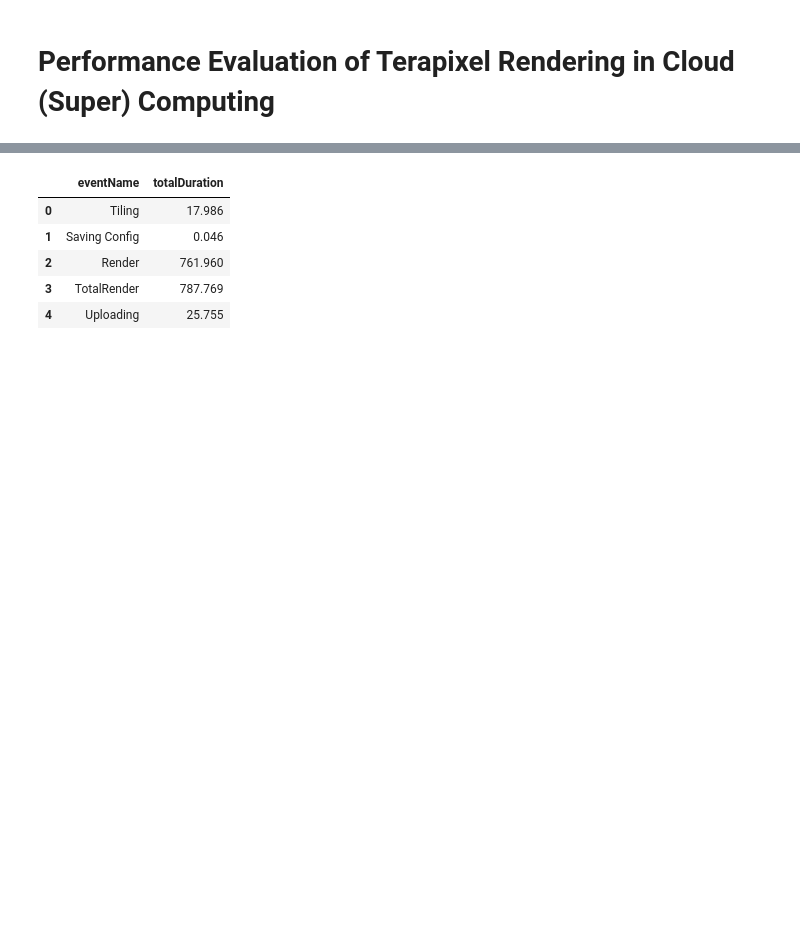
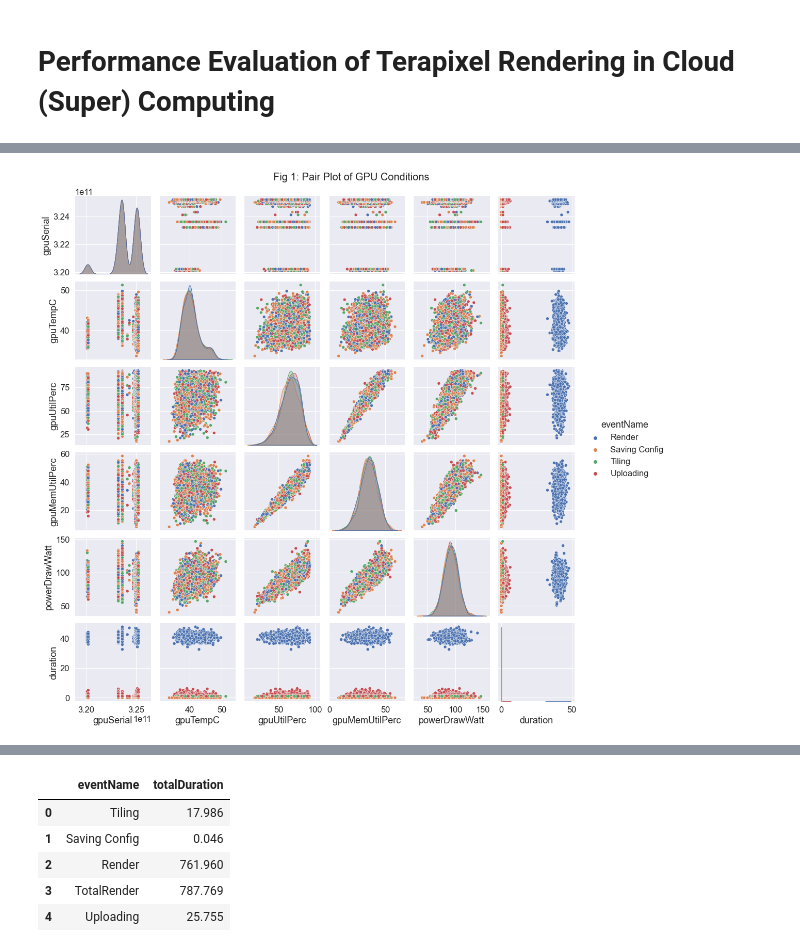
Before and after one commit to roshan-pandey/Terascope, a Jupyter notebook: notebook/CSC8634_Roshan_Pandey_210113925.ipynb, the cells around one changed output, grey strips where cells are left out. Saved outputs shown, nothing was run; the diff lists cells and outputs as text; code cells hidden in the pictures; blank space fills up the shorter version.

```diff
--- a/notebook/CSC8634_Roshan_Pandey_210113925.ipynb
+++ b/notebook/CSC8634_Roshan_Pandey_210113925.ipynb
@@ -193,0 +144,8 @@ plt.show()
+# %%
+# Pairplot of averaged data to see relationship between various GPU conditions.
+f = sns.pairplot(avg_data, hue="eventName")
+sns.set(font_scale = 2)
+f.fig.suptitle("Fig 1: Pair Plot of GPU Conditions", fontsize = 20, y=1.01)
+plt.show()
+# %% [output]
+[figure, added]
```
Also changed, not shown: parts of 56 cells of this notebook.
